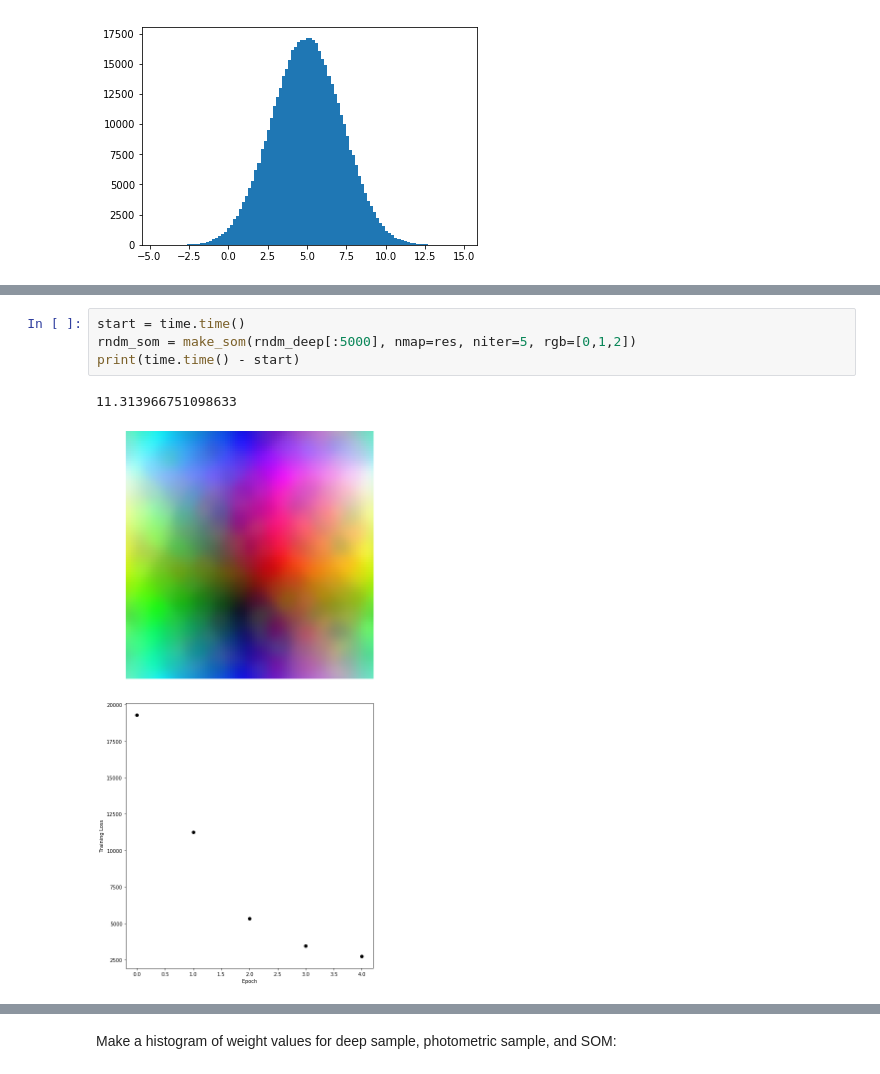
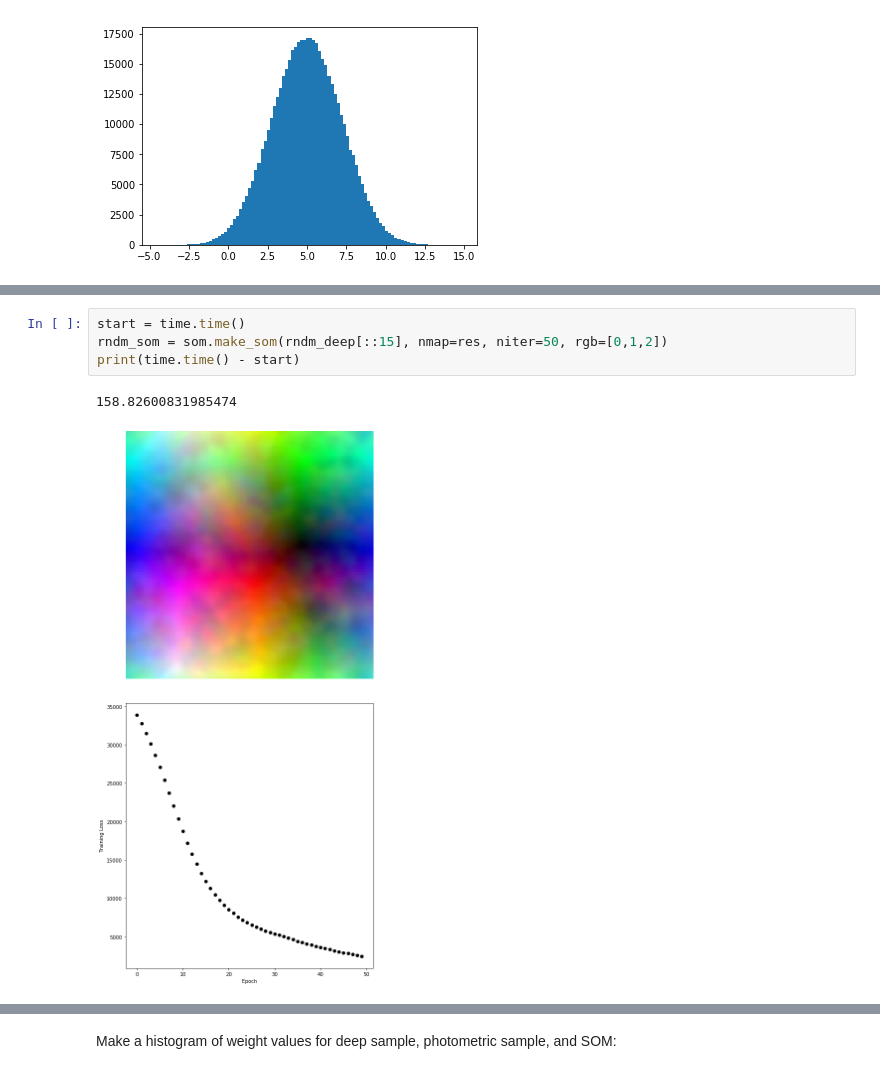
Before and after one commit to LSSTDESC/pz_bayes, a Jupyter notebook: notebooks/feature_likelihood.ipynb, the cells around one changed output, grey strips where cells are left out. Saved outputs shown, nothing was run; the diff lists cells and outputs as text.

```diff
--- a/notebooks/feature_likelihood.ipynb
+++ b/notebooks/feature_likelihood.ipynb
@@ -417,7 +48,7 @@ deep_phot_hist2d(rndm_deep, rndm_phot, np.abs(res))
 # %%
 start = time.time()
-rndm_som = make_som(rndm_deep[:5000], nmap=res, niter=5, rgb=[0,1,2])
+rndm_som = som.make_som(rndm_deep[::15], nmap=res, niter=50, rgb=[0,1,2])
 print(time.time() - start)
 # %% [output]
-11.313966751098633
+158.82600831985474
-[figure, old version]
+[figure, new version]
```
Also changed, not shown: parts of 157 cells of this notebook, 1 other file.
